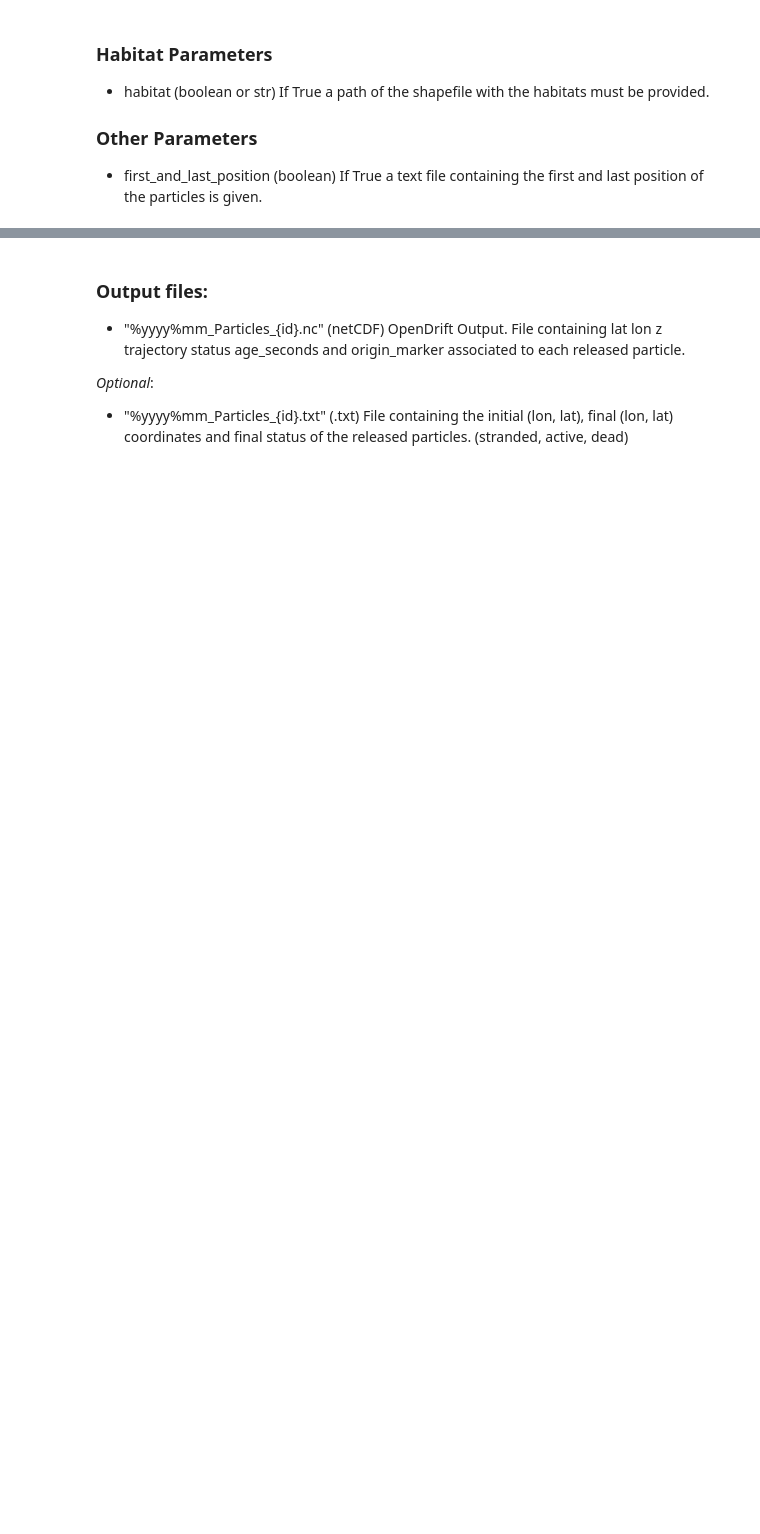
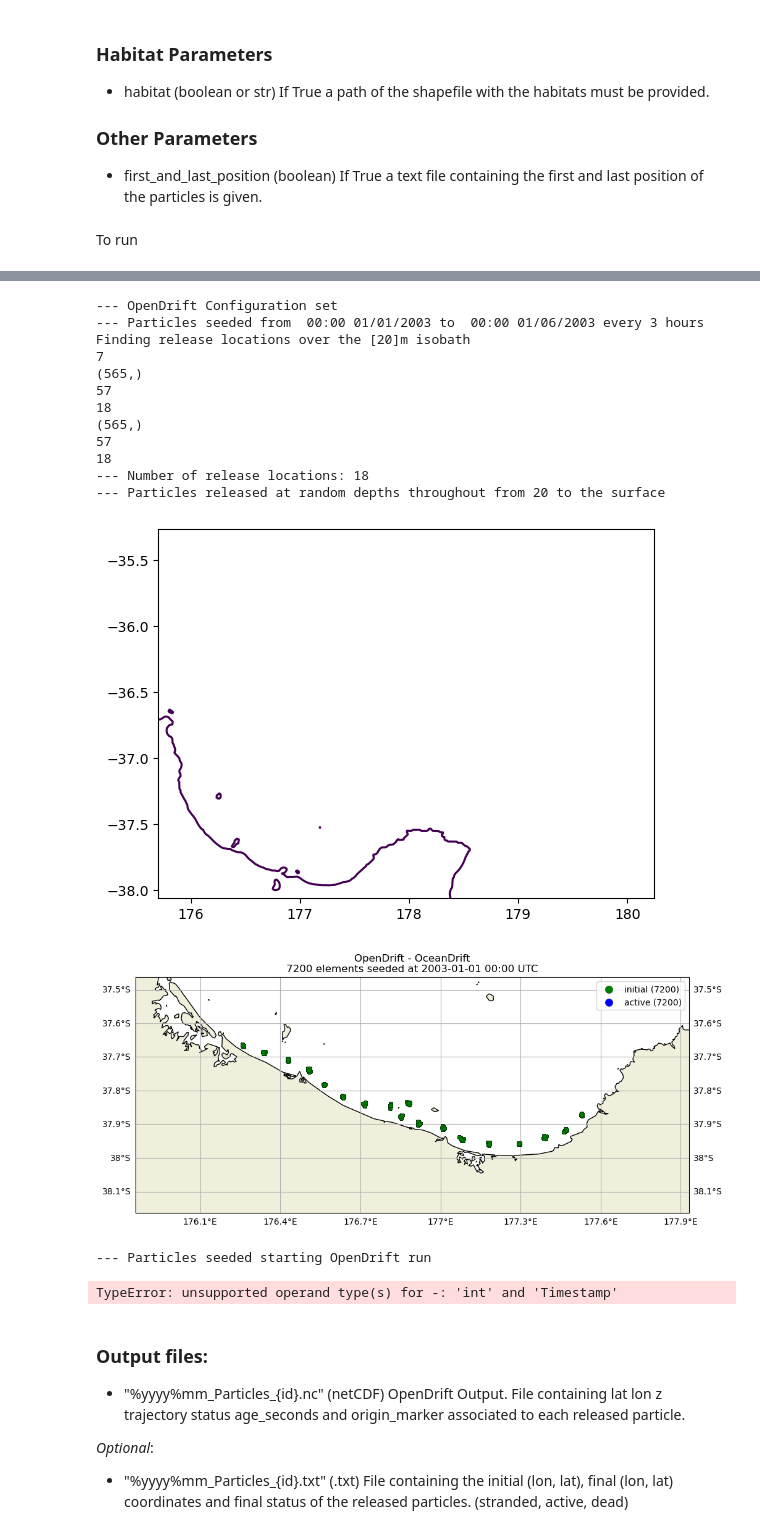
Before and after one commit to MireyaMMO/Lagrangian_Analyses, a Jupyter notebook: notebooks/01_opendrift_run.ipynb, the cells around one changed output, grey strips where cells are left out. Cells and saved outputs as stored; diff of their text form; code cells hidden in the pictures; blank space fills up the shorter version.

```diff
--- a/notebooks/01_opendrift_run.ipynb
+++ b/notebooks/01_opendrift_run.ipynb
@@ -90,0 +103,12 @@ time_step_output = 3600 * 3
+# %%
+release_interval = 3
+release_until = 5 * 24 * 3600  # only the first five days
+advection_duration = (
+    30 * 24 * 3600
+)  # advection lasting for 30 days or after all particles have stranded
+max_speed = 5
+advection_scheme = "runge-kutta4"
+horizontal_diffusivity = 0.1
+time_step_advection = 900
+time_step_output = 3600 * 3
+coastline_action = "stranding"
@@ -93,6 +128,10 @@ time_step_output = 3600 * 3
 - vertical_motion (boolean): If True all the vertical parameters below should be provided. Default True
 - vertical_diffusivity (int): Value for vertical diffusivity. Check with your hydrodynamic model. Default 0.001
 - vertical_mixing_timestep (int): Vertical mixing timestep in seconds. Default 90
+# %%
+vertical_motion = True
+vertical_diffusivity = 0.001
+vertical_mixing_timestep = 90
 # %% [markdown]
 ### Behaviour Parameters
 - behaviour (boolean): If True parameters such as maximum age minimum settlement age and maximum depth a particle can reach can be defined
@@ -105,3 +144,7 @@ time_step_output = 3600 * 3
 
 ### Other Parameters
 - first_and_last_position (boolean) If True a text file containing the first and last position of the particles is given.
+# %%
+first_and_last_position = True
+# %% [markdown]
+To run
@@ -107,0 +155,34 @@ time_step_output = 3600 * 3
+# %%
+from Lagrangian_Analyses.opendrift import opendrift_run
+
+particle_experiment = opendrift_run(
+    file_path=[f"{PATH}{year}{m1}.nc", f"{PATH}{year}{m2}.nc"],
+    outdir=os.path.join(os.getcwd(), "output"),
+    vars_dict=vars_dict,
+    id=id,
+    log_level=log_level,
+    opendrift_reader=opendrift_reader,
+    opendrift_model=opendrift_model,
+    number_of_particles=number_of_particles,
+    cluster_std=cluster_std,
+    random_depth=random_depth,
+    release_on_isobath=release_on_isobath,
+    spacing_locations=spacing_locations,
+    ignore_first=ignore_first,
+    ignore_last=ignore_last,
+    release_interval=release_interval,
+    release_until=release_until,
+    advection_duration=advection_duration,
+    max_speed=max_speed,
+    advection_scheme=advection_scheme,
+    horizontal_diffusivity=horizontal_diffusivity,
+    time_step_advection=time_step_advection,
+    time_step_output=time_step_output,
+    coastline_action=coastline_action,
+    vertical_motion=vertical_motion,
+    vertical_diffusivity=vertical_diffusivity,
+    vertical_mixing_timestep=vertical_mixing_timestep,
+    first_and_last_position=first_and_last_position,
+)
+particle_experiment.run()
+# %% [output]
@@ -108,3 +191,19 @@ time_step_output = 3600 * 3
+--- OpenDrift Configuration set
+--- Particles seeded from  00:00 01/01/2003 to  00:00 01/06/2003 every 3 hours
+Finding release locations over the [20]m isobath
+7
+(565,)
+57
+18
+(565,)
+57
+18
+--- Number of release locations: 18
+--- Particles released at random depths throughout from 20 to the surface
+[figure, added]
+[figure, added]
+--- Particles seeded starting OpenDrift run
+TypeError: unsupported operand type(s) for -: 'int' and 'Timestamp'
 # %% [markdown]
 ### Output files:
 - "%yyyy%mm_Particles_{id}.nc" (netCDF) OpenDrift Output. File containing lat lon z trajectory status age_seconds and origin_marker associated to each released particle.
```
Also changed, not shown: parts of 9 cells of this notebook, 3 other files.
